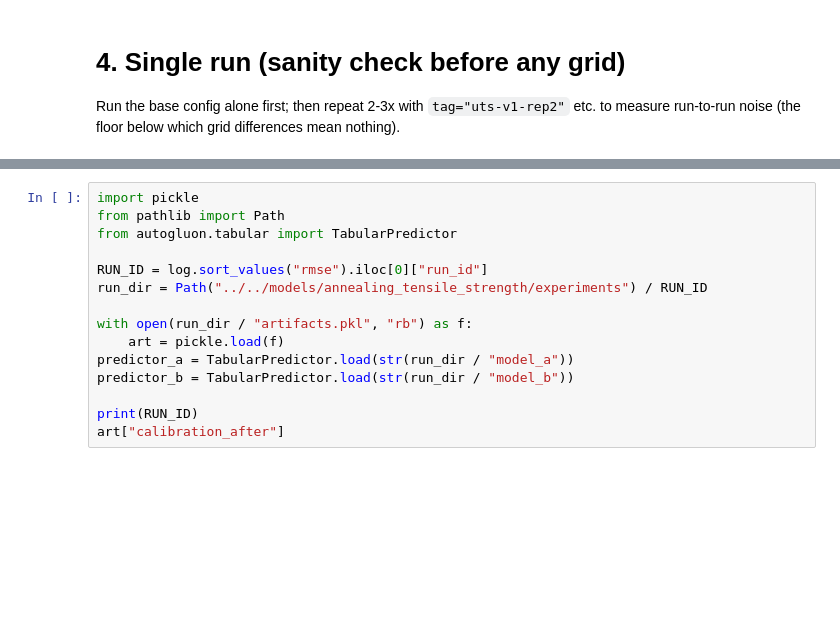
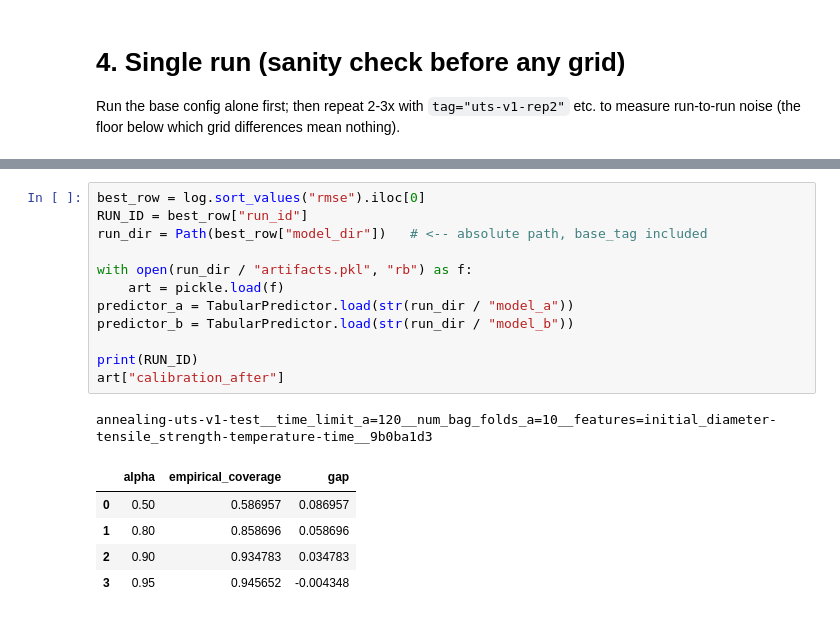
Before and after one commit to FelipeMFO-RM/uncertainty-aware-predictors, a Jupyter notebook: notebooks/experiments/run_experiments_uts.ipynb, the cells around one changed output, grey strips where cells are left out. Drawn from its saved outputs; the diff is of its cells as text; blank space fills up the shorter version.

```diff
--- a/notebooks/experiments/run_experiments_uts.ipynb
+++ b/notebooks/experiments/run_experiments_uts.ipynb
@@ -121,15 +220,19 @@ log[[c for c in view_cols if c in log.columns]].sort_values("rmse")
 # %%
-import pickle
-from pathlib import Path
-from autogluon.tabular import TabularPredictor
-
-RUN_ID = log.sort_values("rmse").iloc[0]["run_id"]
-run_dir = Path("../../models/annealing_tensile_strength/experiments") / RUN_ID
+best_row = log.sort_values("rmse").iloc[0]
+RUN_ID = best_row["run_id"]
+run_dir = Path(best_row["model_dir"])   # <-- absolute path, base_tag included
 
 with open(run_dir / "artifacts.pkl", "rb") as f:
     art = pickle.load(f)
 predictor_a = TabularPredictor.load(str(run_dir / "model_a"))
 predictor_b = TabularPredictor.load(str(run_dir / "model_b"))
 
 print(RUN_ID)
 art["calibration_after"]
+# %% [output]
+annealing-uts-v1-test__time_limit_a=120__num_bag_folds_a=10__features=initial_diameter-tensile_strength-temperature-time__9b0ba1d3
+|  | alpha | empirical_coverage | gap |
+| 0 | 0.50 | 0.586957 | 0.086957 |
+| 1 | 0.80 | 0.858696 | 0.058696 |
+| 2 | 0.90 | 0.934783 | 0.034783 |
+| 3 | 0.95 | 0.945652 | -0.004348 |
```
Also changed, not shown: parts of 12 cells of this notebook.
